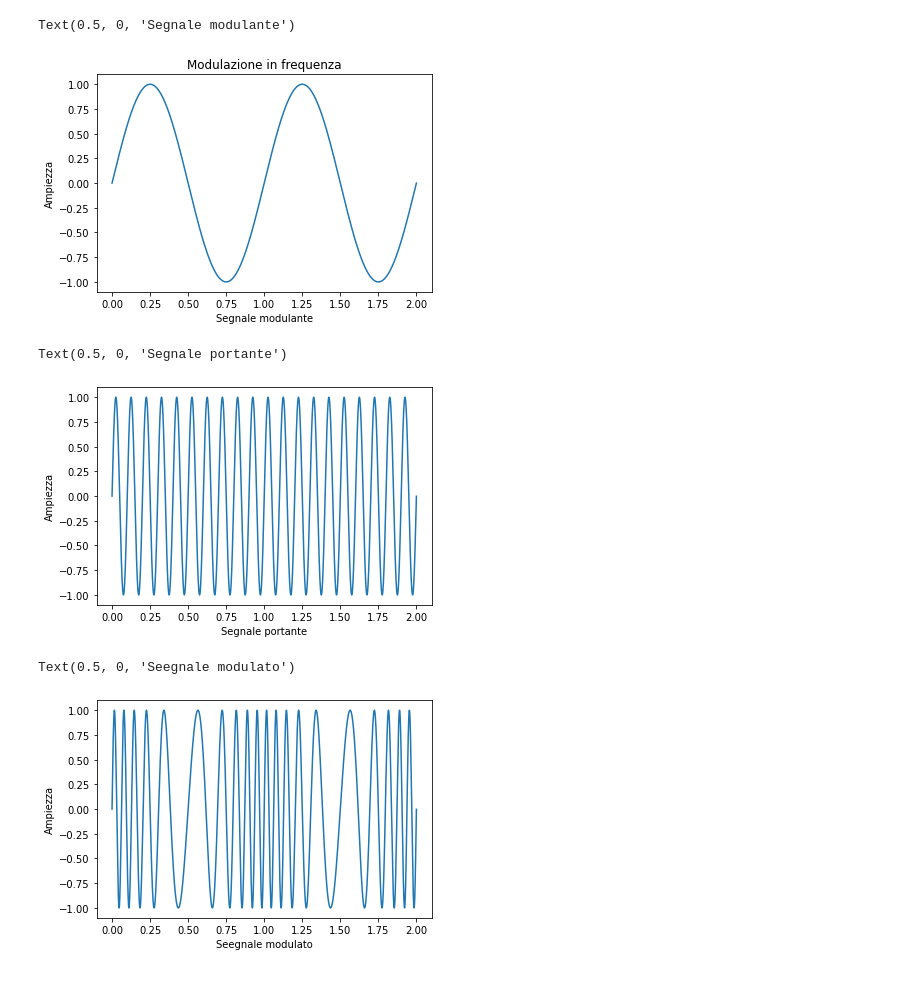
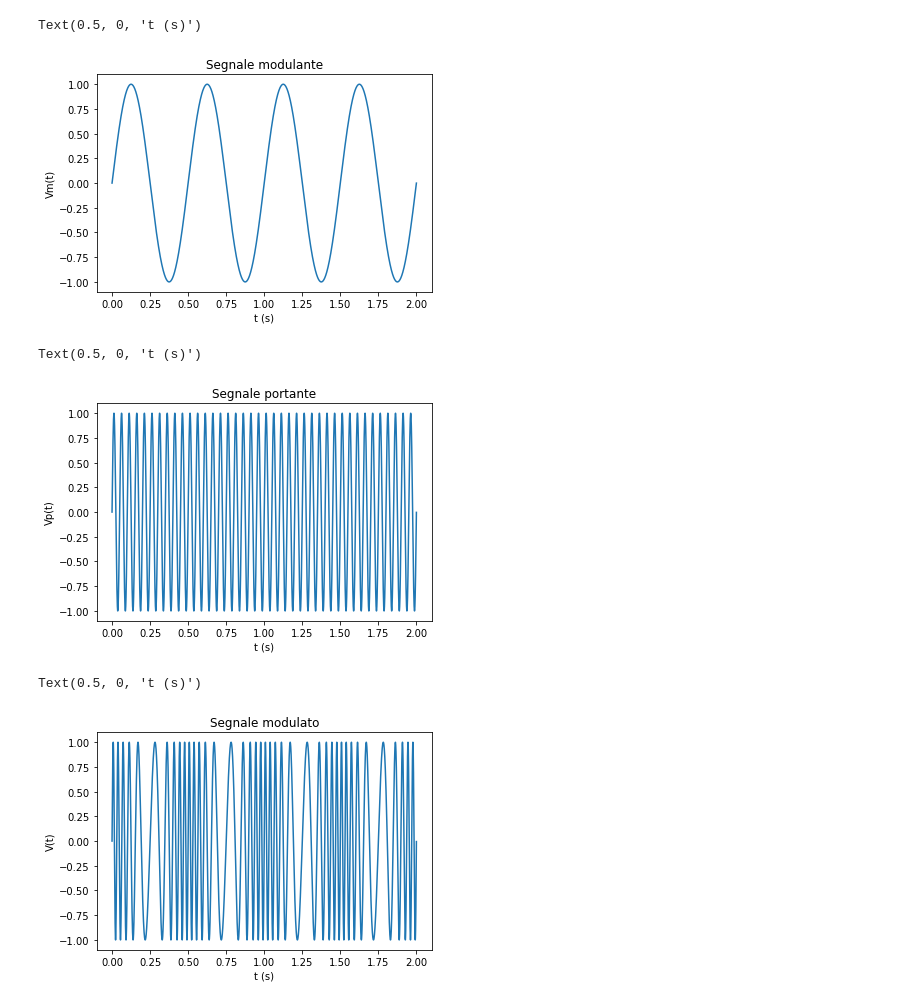
Before and after one commit to asdrubalini/fm-demodulator-dsp, a Jupyter notebook: fm_demodulator.ipynb, the cells around one changed output. Cells and saved outputs as stored; diff of their text form; code cells hidden in the pictures.

```diff
--- a/fm_demodulator.ipynb
+++ b/fm_demodulator.ipynb
@@ -2,8 +2,8 @@
 import numpy as np
 import matplotlib.pyplot as plt
 # %%
-MODULATOR_FREQUENCY = 1.0
-CARRIER_FREQUENCY = 10.0
+MODULATOR_FREQUENCY = 2.0
+CARRIER_FREQUENCY = 20.0
 MODULATION_INDEX = 1.0
 
 SAMPLES = 44100.0
@@ -12,29 +12,27 @@ DURATION_SECONDS = 2
 # Create an array of 44100 elements with value from 0.0 to 1.0
 time = np.arange(SAMPLES * DURATION_SECONDS) / SAMPLES
 # %%
-plt.title('Modulazione in frequenza')
-
 # Modulator signal
 modulator = np.sin(2.0 * np.pi * MODULATOR_FREQUENCY * time) * MODULATION_INDEX
 
-# plt.subplot(4, 1, 1)
+plt.title('Segnale modulante')
 plt.plot(time, modulator)
-plt.ylabel('Ampiezza')
-plt.xlabel('Segnale modulante')
+plt.ylabel('Vm(t)')
+plt.xlabel('t (s)')
 # %% [output]
-Text(0.5, 0, 'Segnale modulante')
+Text(0.5, 0, 't (s)')
-[figure, old version]
+[figure, new version]
 # %%
 # Carrier signal
 carrier = np.sin(2.0 * np.pi * CARRIER_FREQUENCY * time)
 
-# plt.subplot(4, 1, 2)
+plt.title('Segnale portante')
 plt.plot(time, carrier)
-plt.ylabel('Ampiezza')
-plt.xlabel('Segnale portante')
+plt.ylabel('Vp(t)')
+plt.xlabel('t (s)')
 # %% [output]
-Text(0.5, 0, 'Segnale portante')
+Text(0.5, 0, 't (s)')
-[figure, old version]
+[figure, new version]
 # %%
 # Modulated signal
 modulated = np.zeros_like(modulator)
@@ -42,11 +40,11 @@ modulated = np.zeros_like(modulator)
 for i, t in enumerate(time):
     modulated[i] = np.sin(2.0 * np.pi * (CARRIER_FREQUENCY * t + modulator[i]))
 
-# plt.subplot(4, 1, 3)
+plt.title('Segnale modulato')
 plt.plot(time, modulated)
-plt.ylabel('Ampiezza')
-plt.xlabel('Seegnale modulato')
+plt.ylabel('V(t)')
+plt.xlabel('t (s)')
 # %% [output]
-Text(0.5, 0, 'Seegnale modulato')
+Text(0.5, 0, 't (s)')
-[figure, old version]
+[figure, new version]
 # %%
```
Also changed, not shown: parts of 2 cells of this notebook, 1 other file.
